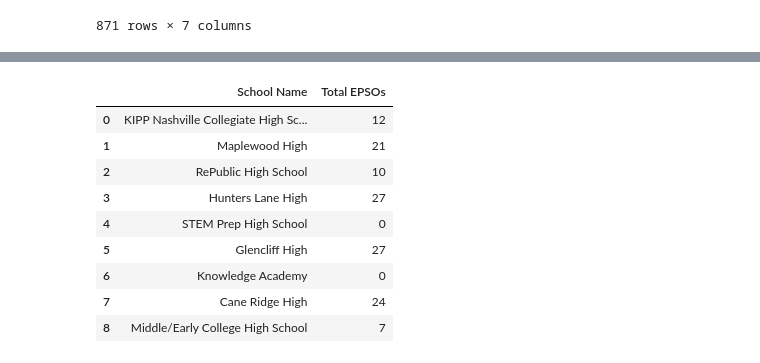
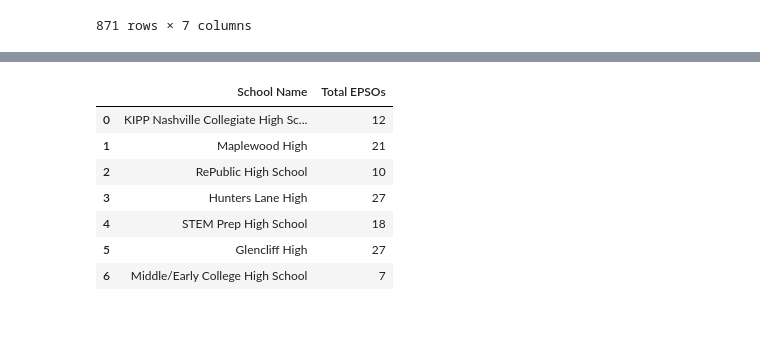
Before and after one commit to mawonuga121/ohtobeascholar, a Jupyter notebook: Awonuga_DSC4900.ipynb, the cells around one changed output, grey strips where cells are left out. Saved outputs shown, nothing was run; the diff lists cells and outputs as text; code cells hidden in the pictures; blank space fills up the shorter version.

```diff
--- a/Awonuga_DSC4900.ipynb
+++ b/Awonuga_DSC4900.ipynb
@@ -144,16 +188,14 @@ act_benchmarks_df
 # %%
-epsos= {'School Name': ["KIPP Nashville Collegiate High School", "Maplewood High", "RePublic High School", "Hunters Lane High", "STEM Prep High School", "Glencliff High", "Knowledge Academy", "Cane Ridge High", "Middle/Early College High School"],
-        'Total EPSOs': [12, 21, 10, 27, 0, 27, 0, 24, 7 ]}
+epsos= {'School Name': ["KIPP Nashville Collegiate High School", "Maplewood High", "RePublic High School", "Hunters Lane High", "STEM Prep High School", "Glencliff High", "Middle/Early College High School"],
+        'Total EPSOs': [12, 21, 10, 27, 18, 27, 7 ]}
 epsos_df= pd.DataFrame(epsos)
 epsos_df
 # %% [output]
 |  | School Name | Total EPSOs |
 | 0 | KIPP Nashville Collegiate High Sc... | 12 |
 | 1 | Maplewood High | 21 |
 | 2 | RePublic High School | 10 |
 | 3 | Hunters Lane High | 27 |
-| 4 | STEM Prep High School | 0 |
+| 4 | STEM Prep High School | 18 |
 | 5 | Glencliff High | 27 |
-| 6 | Knowledge Academy | 0 |
-| 7 | Cane Ridge High | 24 |
-| 8 | Middle/Early College High School | 7 |
+| 6 | Middle/Early College High School | 7 |
```
Also changed, not shown: parts of 26 cells of this notebook.
